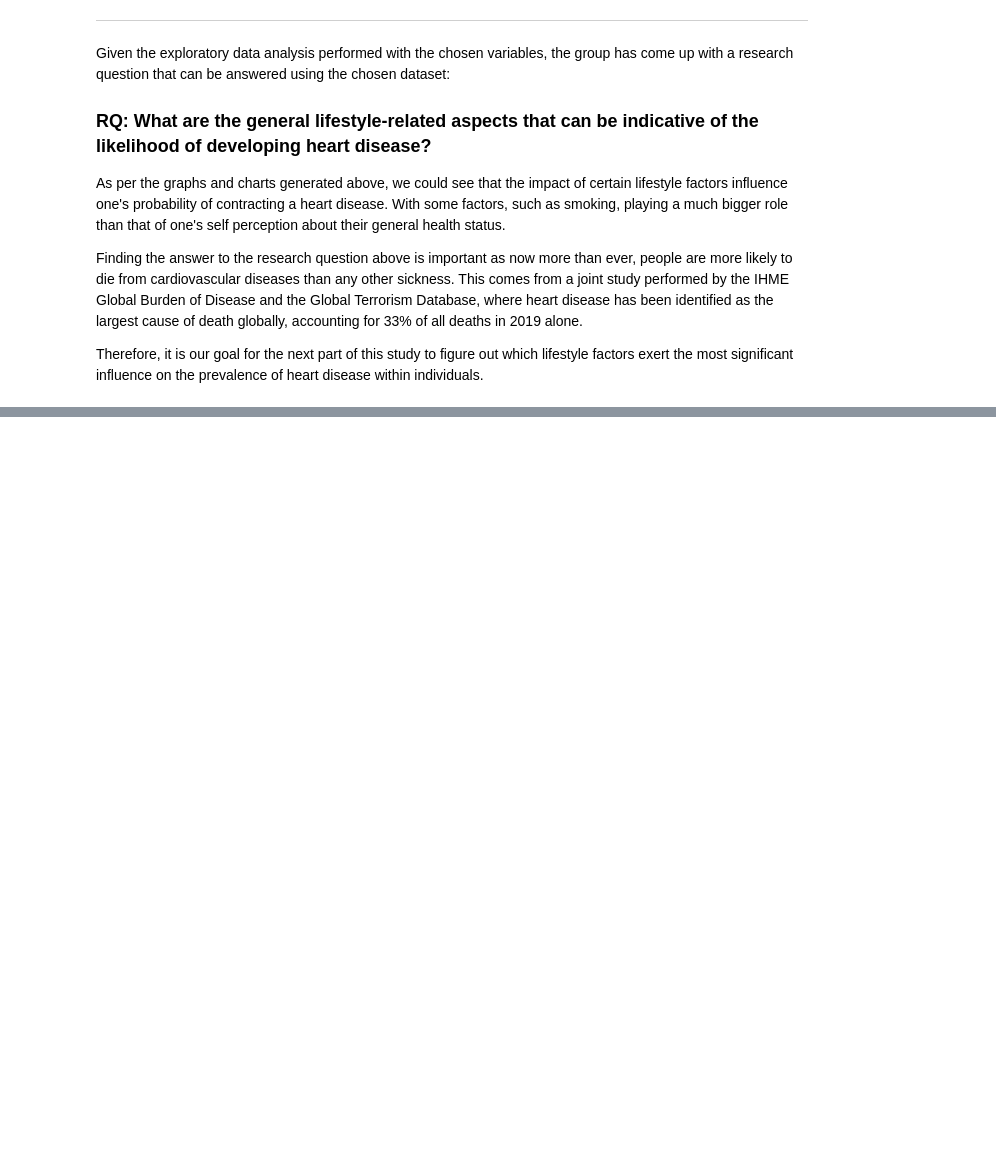
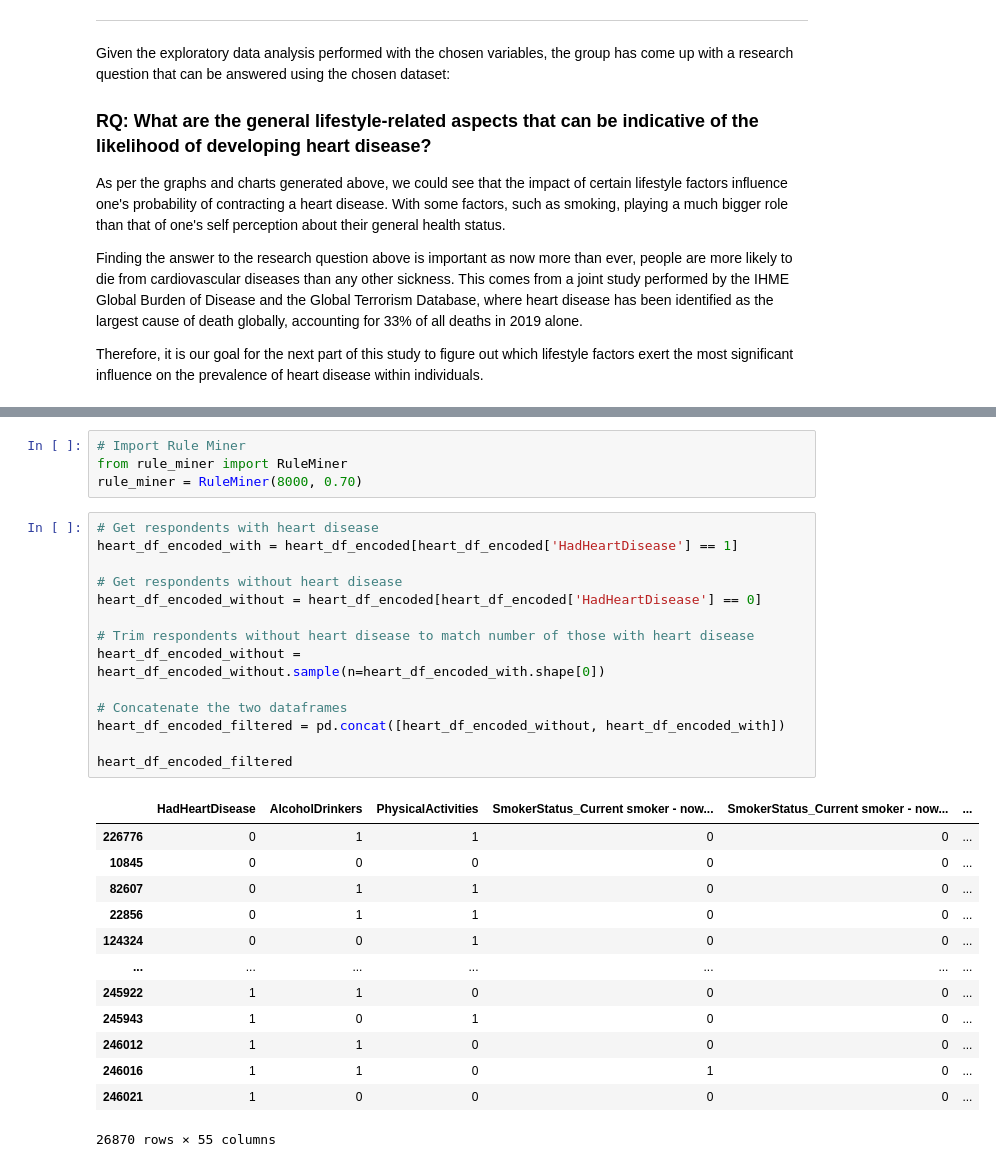
Before and after one commit to briangabini/csmodel, a Jupyter notebook: csmodel-project.ipynb, the cells around one changed output, grey strips where cells are left out. Saved outputs shown, nothing was run; the diff lists cells and outputs as text; blank space fills up the shorter version.

Commit message:
"Association rules"

```diff
--- a/csmodel-project.ipynb
+++ b/csmodel-project.ipynb
@@ -1081,0 +1122,32 @@ Therefore, it is our goal for the next part of this study to figure out which li
+# %%
+# Import Rule Miner
+from rule_miner import RuleMiner
+rule_miner = RuleMiner(8000, 0.70)
+# %%
+# Get respondents with heart disease
+heart_df_encoded_with = heart_df_encoded[heart_df_encoded['HadHeartDisease'] == 1]
+
+# Get respondents without heart disease
+heart_df_encoded_without = heart_df_encoded[heart_df_encoded['HadHeartDisease'] == 0]
+
+# Trim respondents without heart disease to match number of those with heart disease
+heart_df_encoded_without = heart_df_encoded_without.sample(n=heart_df_encoded_with.shape[0])
+
+# Concatenate the two dataframes
+heart_df_encoded_filtered = pd.concat([heart_df_encoded_without, heart_df_encoded_with])
+
+heart_df_encoded_filtered
+# %% [output]
+|  | HadHeartDisease | AlcoholDrinkers | PhysicalActivities | SmokerStatus_Current smoker - now... | SmokerStatus_Current smoker - now... | ... |
+| 226776 | 0 | 1 | 1 | 0 | 0 | ... |
+| 10845 | 0 | 0 | 0 | 0 | 0 | ... |
+| 82607 | 0 | 1 | 1 | 0 | 0 | ... |
+| 22856 | 0 | 1 | 1 | 0 | 0 | ... |
+| 124324 | 0 | 0 | 1 | 0 | 0 | ... |
+| ... | ... | ... | ... | ... | ... | ... |
+| 245922 | 1 | 1 | 0 | 0 | 0 | ... |
+| 245943 | 1 | 0 | 1 | 0 | 0 | ... |
+| 246012 | 1 | 1 | 0 | 0 | 0 | ... |
+| 246016 | 1 | 1 | 0 | 1 | 0 | ... |
+| 246021 | 1 | 0 | 0 | 0 | 0 | ... |
+26870 rows × 55 columns
```
Also changed, not shown: parts of 8 cells of this notebook, 1 other file.
